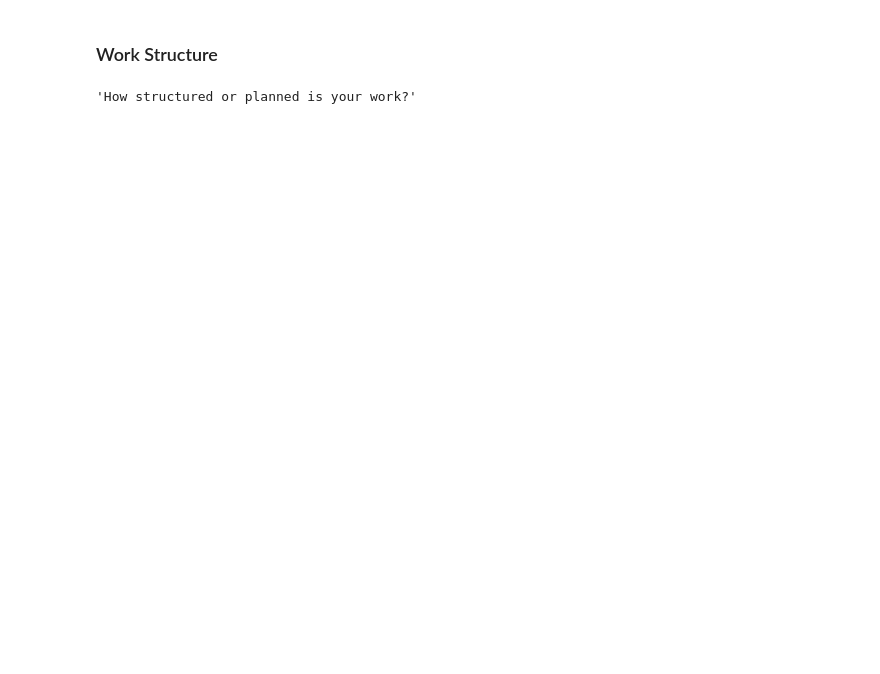
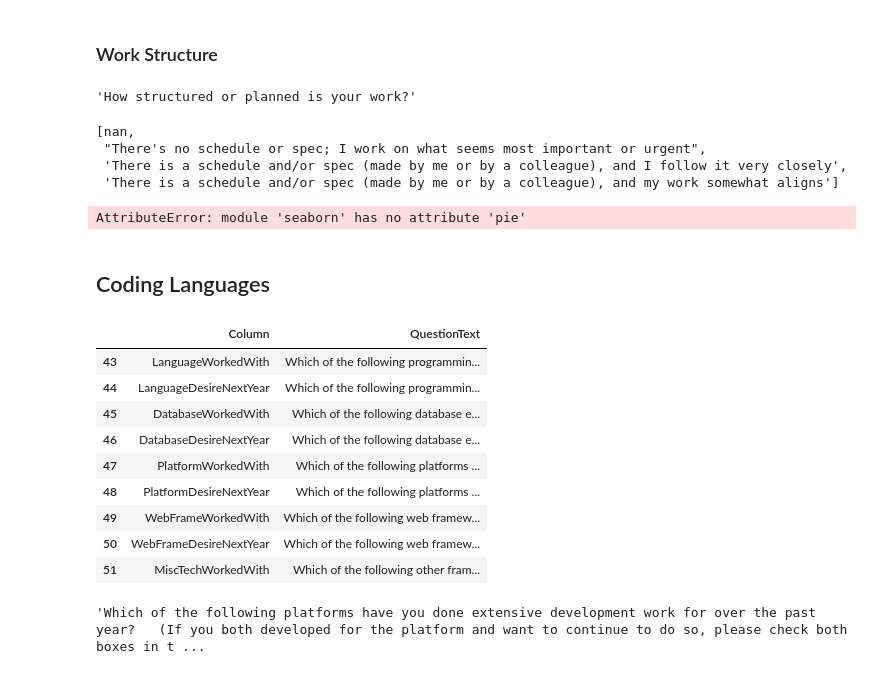
Before and after one commit to dirkkalmbach/How-to-Freelance-in-Data-Science, a Jupyter notebook: Data Analysis.ipynb, the cells around one changed output. Cells and saved outputs as stored; diff of their text form; code cells hidden in the pictures; blank space fills up the shorter version.

Commit message:
FEAT/DOCS added table of contents in 'Data Analyisis.ipynb' & Quistart in README.md
- created get_cat() in helper.py
- minor changes in 'Data Analysis.ipynb'

```diff
--- a/Data Analysis.ipynb
+++ b/Data Analysis.ipynb
@@ -343,2 +378,30 @@ sns.violinplot(y="WorkWeekHrs", x="TargetGroup", hue="Employment", data=df[df.Wo
 # %% [markdown]
 ### Work Structure
+# %%
+# Question in Questionaire
+h.get_desc("WorkPlan")
+# %% [output]
+'How structured or planned is your work?'
+# %%
+# Answer Categories in Questionaire
+h.get_cat("WorkPlan")
+# %% [output]
+[nan,
+ "There's no schedule or spec; I work on what seems most important or urgent",
+ 'There is a schedule and/or spec (made by me or by a colleague), and I follow it very closely',
+ 'There is a schedule and/or spec (made by me or by a colleague), and my work somewhat aligns']
+# %%
+# TODO: 3 pie diagrams in one row: proportion of scheduled work for every target group
+
+sns.pie(data=df, x="WorkPlan")
+
+sns.set(style="whitegrid")
+plt.figure(2, figsize=(20,15))
+the_grid = GridSpec(2,2)
+plt.subplot(the_grid[0, 1], title="x")
+sns.barplot(x=)
+plt.subplot(the_grid[0, 1], title="y")
+# %% [output]
+AttributeError: module 'seaborn' has no attribute 'pie'
+# %% [markdown]
+<h2 id="coding_languages">Coding Languages</h2>
@@ -345,4 +412,17 @@ sns.violinplot(y="WorkWeekHrs", x="TargetGroup", hue="Employment", data=df[df.Wo
+# %%
+schema.loc[43:51]
+# %% [output]
+|  | Column | QuestionText |
+| 43 | LanguageWorkedWith | Which of the following programmin... |
+| 44 | LanguageDesireNextYear | Which of the following programmin... |
+| 45 | DatabaseWorkedWith | Which of the following database e... |
+| 46 | DatabaseDesireNextYear | Which of the following database e... |
+| 47 | PlatformWorkedWith | Which of the following platforms ... |
+| 48 | PlatformDesireNextYear | Which of the following platforms ... |
+| 49 | WebFrameWorkedWith | Which of the following web framew... |
+| 50 | WebFrameDesireNextYear | Which of the following web framew... |
+| 51 | MiscTechWorkedWith | Which of the following other fram... |
 # %%
-h.get_desc("WorkPlan")
+h.get_desc("PlatformWorkedWith")
 # %% [output]
-'How structured or planned is your work?'
+'Which of the following platforms have you done extensive development work for over the past year?   (If you both developed for the platform and want to continue to do so, please check both boxes in t ...
```
Also changed, not shown: parts of 22 cells of this notebook, 2 other files.
